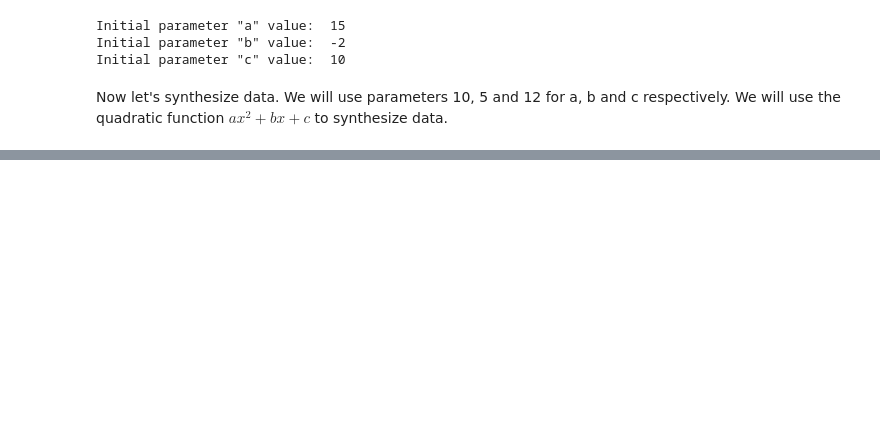
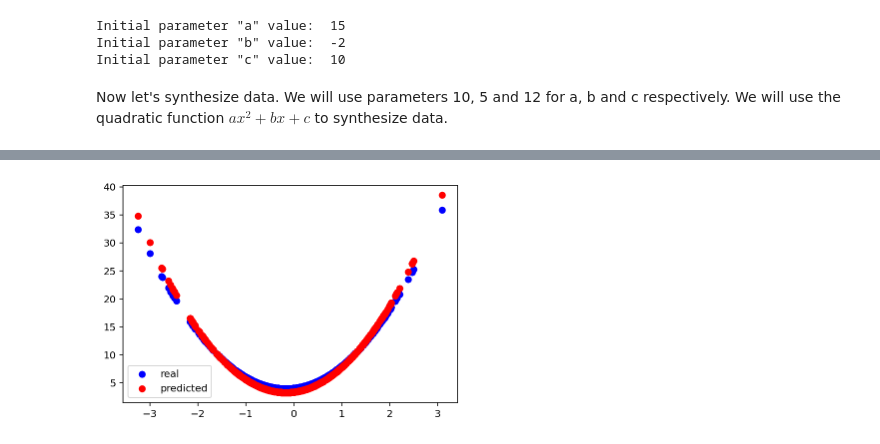
Before and after one commit to kaneelgit/ML-DL-Algorithms, a Jupyter notebook: Hello World of Deep Learning.ipynb, the cells around one changed output, grey strips where cells are left out. Saved outputs shown, nothing was run; the diff lists cells and outputs as text; code cells hidden in the pictures; blank space fills up the shorter version.

```diff
--- a/Hello World of Deep Learning.ipynb
+++ b/Hello World of Deep Learning.ipynb
@@ -287,0 +379,19 @@ plt.show()
+# %%
+#initialize the model
+model = Model()
+
+#train the model
+list_a, list_b, list_c = [], [], []
+
+epochs = range(15)
+losses = []
+
+for epoch in epochs:
+    #append values of w and b from the model
+    list_a.append(model.a.numpy())
+    list_b.append(model.b.numpy())
+    list_c.append(model.c.numpy())
+
+    current_loss = train(model, x, y, learning_rate = 0.1)
+    losses.append(current_loss)
+    print('Epoch', epoch, '  loss: ', current_loss.numpy())
@@ -287,0 +414,5 @@ plt.show()
+# %%
+#now let's plot the model to see the results
+plot_data(x, y, model(x))
+# %% [output]
+[figure, added]
```
Also changed, not shown: parts of 21 cells of this notebook.
